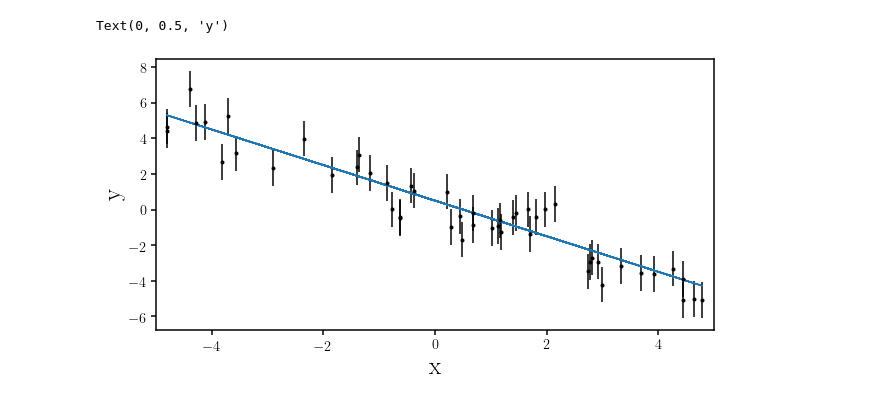
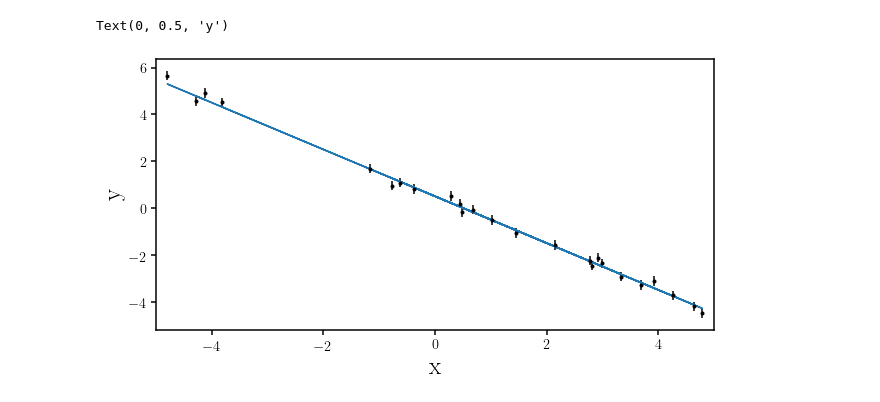
Before and after one commit to changhoonhahn/nevin, a Jupyter notebook: nb/eg_easy.ipynb, the cells around one changed output. Drawn from its saved outputs; the diff is of its cells as text; code cells hidden in the pictures.

Commit message:
easy examples for fitting a line to data with 1D and 2D Gaussian likelihoods + flat prior implemented

```diff
--- a/nb/eg_easy.ipynb
+++ b/nb/eg_easy.ipynb
@@ -39,11 +50,26 @@ y_data =  model(theta_true, x_data) + sig_noise * np.random.randn(N_data)
 # %%
+theta_true = 0.5
+
+def model(theta, x):
+    '''forward model
+    '''
+    return -x + theta
+
+N_data = 25
+
+np.random.seed(0)
+sig_noise = 0.2
+x_data = 10.*np.random.uniform(size=N_data)-5.
+y_data =  model(theta_true, x_data) + sig_noise * np.random.randn(N_data)
+y_err = np.repeat(sig_noise, N_data)
+
 fig = plt.figure(figsize=(10,5))
 sub = fig.add_subplot(111)
 sub.plot(x_data, model(theta_true, x_data), c='C0')
-sub.errorbar(x_data, y_data, yerr=np.repeat(sig_noise, N_data), fmt='.k')
+sub.errorbar(x_data, y_data, yerr=y_err, fmt='.k')
 sub.set_xlabel('x', fontsize=25)
 sub.set_xlim(-5, 5)
 sub.set_ylabel('y', fontsize=25)
 # %% [output]
 Text(0, 0.5, 'y')
-[figure, old version]
+[figure, new version]
```
Also changed, not shown: parts of 30 cells of this notebook.
